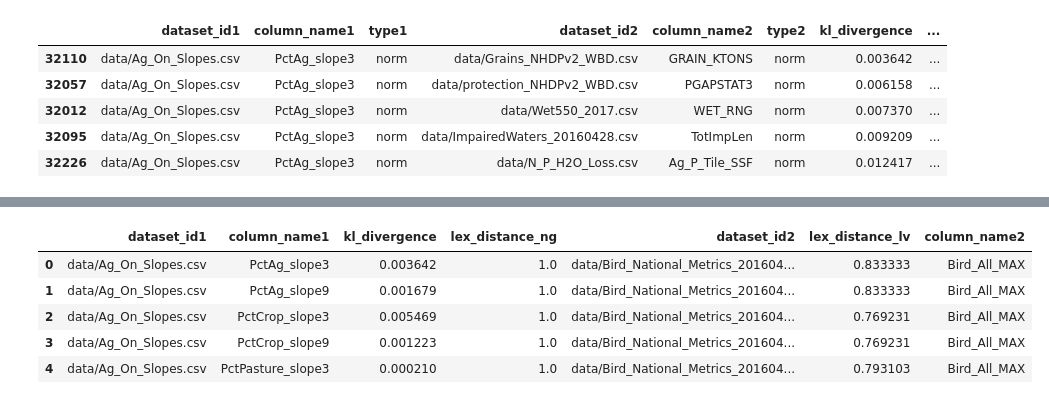
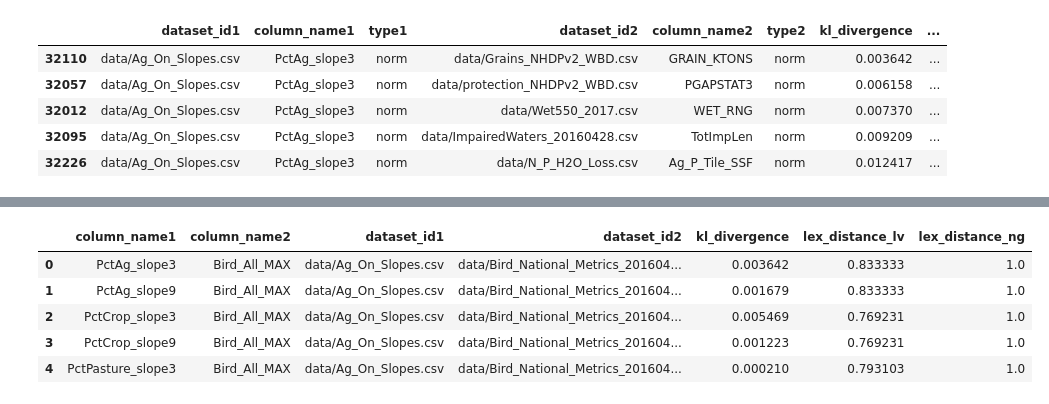
Before and after one commit to gourab5139014/infer_columns, a Jupyter notebook: TestKlDiv.ipynb, the cells around one changed output, grey strips where cells are left out. Drawn from its saved outputs; the diff is of its cells as text; code cells hidden in the pictures.

```diff
--- a/TestKlDiv.ipynb
+++ b/TestKlDiv.ipynb
@@ -251,13 +251,14 @@ res.head()
 # %%
 RESULTS_SCHEMA = ('dataset_id1', 'column_name1', 'type1', 'dataset_id2', 'column_name2', 'type2', 'kl_divergence', 'lex_distance_lv','lex_distance_ng')
 # res = rdf.groupby(['dataset_id1','column_name1'], as_index=False).agg({'kl_divergence':'min', 'dataset_id2':'first', 'column_name2':'first', 'lex_distance_lv':'first', 'lex_distance_ng':'first'})
 res = rdf.groupby([RESULTS_SCHEMA[0],RESULTS_SCHEMA[1]], as_index=False).agg({RESULTS_SCHEMA[6]:'min', RESULTS_SCHEMA[3]:'first', RESULTS_SCHEMA[4]:'first', RESULTS_SCHEMA[7]:'first', RESULTS_SCHEMA[8]:'first'})
+res.sort_index(axis=1, inplace=True)
 res.to_csv(".\outputs\TestOP2.csv", index=False)
 res.head()
 # %% [output]
-|  | dataset_id1 | column_name1 | kl_divergence | lex_distance_ng | dataset_id2 | lex_distance_lv | column_name2 |
-| 0 | data/Ag_On_Slopes.csv | PctAg_slope3 | 0.003642 | 1.0 | data/Bird_National_Metrics_201604... | 0.833333 | Bird_All_MAX |
-| 1 | data/Ag_On_Slopes.csv | PctAg_slope9 | 0.001679 | 1.0 | data/Bird_National_Metrics_201604... | 0.833333 | Bird_All_MAX |
-| 2 | data/Ag_On_Slopes.csv | PctCrop_slope3 | 0.005469 | 1.0 | data/Bird_National_Metrics_201604... | 0.769231 | Bird_All_MAX |
-| 3 | data/Ag_On_Slopes.csv | PctCrop_slope9 | 0.001223 | 1.0 | data/Bird_National_Metrics_201604... | 0.769231 | Bird_All_MAX |
-| 4 | data/Ag_On_Slopes.csv | PctPasture_slope3 | 0.000210 | 1.0 | data/Bird_National_Metrics_201604... | 0.793103 | Bird_All_MAX |
+|  | column_name1 | column_name2 | dataset_id1 | dataset_id2 | kl_divergence | lex_distance_lv | lex_distance_ng |
+| 0 | PctAg_slope3 | Bird_All_MAX | data/Ag_On_Slopes.csv | data/Bird_National_Metrics_201604... | 0.003642 | 0.833333 | 1.0 |
+| 1 | PctAg_slope9 | Bird_All_MAX | data/Ag_On_Slopes.csv | data/Bird_National_Metrics_201604... | 0.001679 | 0.833333 | 1.0 |
+| 2 | PctCrop_slope3 | Bird_All_MAX | data/Ag_On_Slopes.csv | data/Bird_National_Metrics_201604... | 0.005469 | 0.769231 | 1.0 |
+| 3 | PctCrop_slope9 | Bird_All_MAX | data/Ag_On_Slopes.csv | data/Bird_National_Metrics_201604... | 0.001223 | 0.769231 | 1.0 |
+| 4 | PctPasture_slope3 | Bird_All_MAX | data/Ag_On_Slopes.csv | data/Bird_National_Metrics_201604... | 0.000210 | 0.793103 | 1.0 |
```
Also changed, not shown: parts of 6 cells of this notebook, 3 other files.
